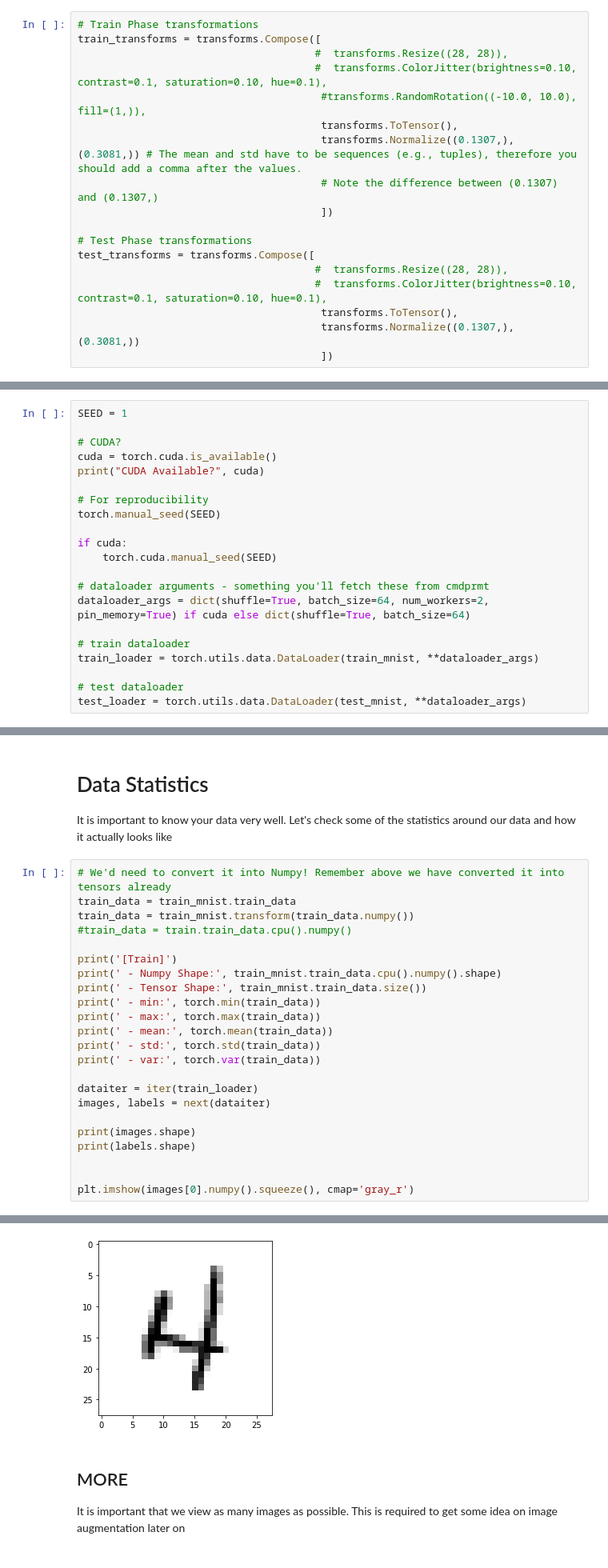
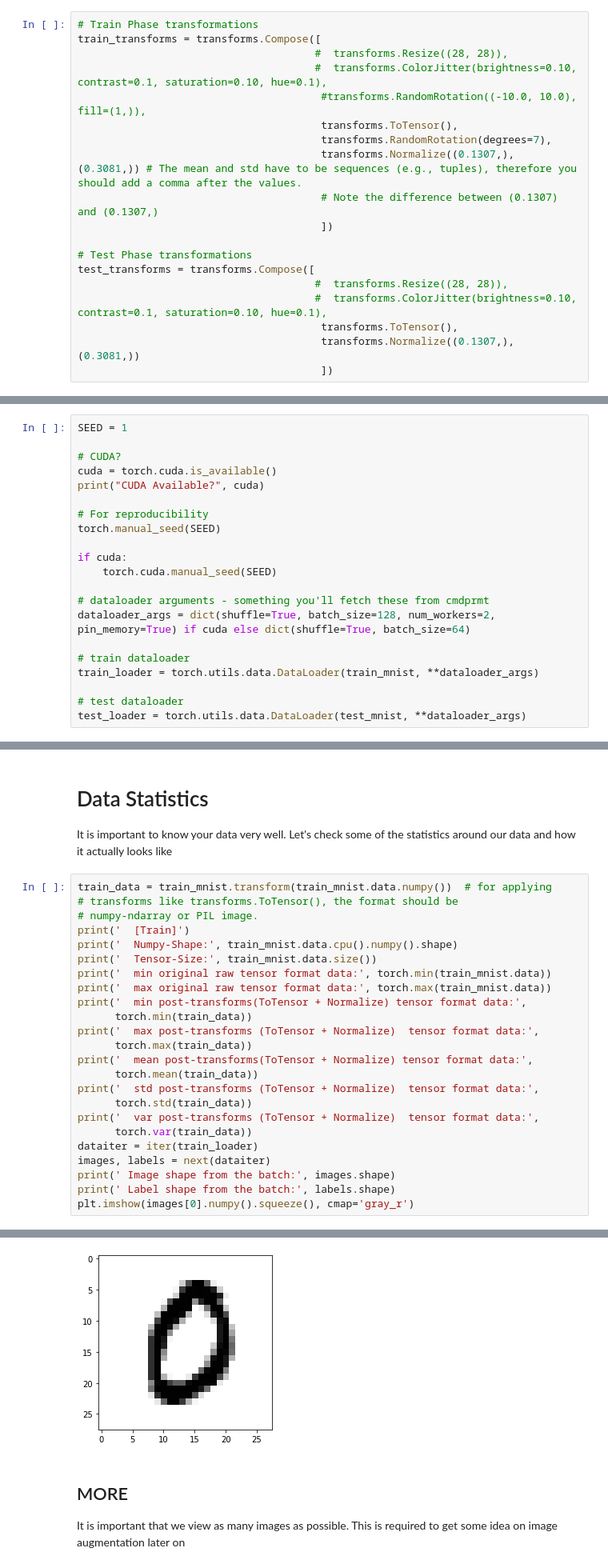
Before and after one commit to ojhajayant/EVA8, a Jupyter notebook: session_5/EVA8_session5_assignment.ipynb, the cells around one changed output, grey strips where cells are left out. Shown at 80% size. Saved outputs shown, nothing was run; the diff lists cells and outputs as text.

```diff
--- a/session_5/EVA8_session5_assignment.ipynb
+++ b/session_5/EVA8_session5_assignment.ipynb
@@ -120,6 +120,7 @@ train_transforms = transforms.Compose([
                                       #  transforms.ColorJitter(brightness=0.10, contrast=0.1, saturation=0.10, hue=0.1),
                                        #transforms.RandomRotation((-10.0, 10.0), fill=(1,)),
                                        transforms.ToTensor(),
+                                       transforms.RandomRotation(degrees=7),
                                        transforms.Normalize((0.1307,), (0.3081,)) # The mean and std have to be sequences (e.g., tuples), therefore you should add a comma after the values.
                                        # Note the difference between (0.1307) and (0.1307,)
                                        ])
@@ -168,7 +169,7 @@ if cuda:
     torch.cuda.manual_seed(SEED)
 
 # dataloader arguments - something you'll fetch these from cmdprmt
-dataloader_args = dict(shuffle=True, batch_size=64, num_workers=2, pin_memory=True) if cuda else dict(shuffle=True, batch_size=64)
+dataloader_args = dict(shuffle=True, batch_size=128, num_workers=2, pin_memory=True) if cuda else dict(shuffle=True, batch_size=64)
 
 # train dataloader
 train_loader = torch.utils.data.DataLoader(train_mnist, **dataloader_args)
@@ -182,26 +183,27 @@ CUDA Available? True
 
 It is important to know your data very well. Let's check some of the statistics around our data and how it actually looks like
 # %%
-# We'd need to convert it into Numpy! Remember above we have converted it into tensors already
-train_data = train_mnist.train_data
-train_data = train_mnist.transform(train_data.numpy())
-#train_data = train.train_data.cpu().numpy()
-
-print('[Train]')
-print(' - Numpy Shape:', train_mnist.train_data.cpu().numpy().shape)
-print(' - Tensor Shape:', train_mnist.train_data.size())
-print(' - min:', torch.min(train_data))
-print(' - max:', torch.max(train_data))
-print(' - mean:', torch.mean(train_data))
-print(' - std:', torch.std(train_data))
-print(' - var:', torch.var(train_data))
-
+train_data = train_mnist.transform(train_mnist.data.numpy())  # for applying
+# transforms like transforms.ToTensor(), the format should be
+# numpy-ndarray or PIL image.
+print('  [Train]')
+print('  Numpy-Shape:', train_mnist.data.cpu().numpy().shape)
+print('  Tensor-Size:', train_mnist.data.size())
+print('  min original raw tensor format data:', torch.min(train_mnist.data))
+print('  max original raw tensor format data:', torch.max(train_mnist.data))
+print('  min post-transforms(ToTensor + Normalize) tensor format data:',
+      torch.min(train_data))
+print('  max post-transforms (ToTensor + Normalize)  tensor format data:',
+      torch.max(train_data))
+print('  mean post-transforms(ToTensor + Normalize) tensor format data:',
+      torch.mean(train_data))
+print('  std post-transforms (ToTensor + Normalize)  tensor format data:',
+      torch.std(train_data))
+print('  var post-transforms (ToTensor + Normalize)  tensor format data:',
+      torch.var(train_data))
 dataiter = iter(train_loader)
 images, labels = next(dataiter)
-
-print(images.shape)
-print(labels.shape)
-
-
+print(' Image shape from the batch:', images.shape)
+print(' Label shape from the batch:', labels.shape)
 plt.imshow(images[0].numpy().squeeze(), cmap='gray_r')
 # %% [output]
@@ -218,5 +222,5 @@ torch.Size([64])
 <matplotlib.image.AxesImage at 0x...>
-[figure, old version]
+[figure, new version]
 # %% [markdown]
 ## MORE
 
```
Also changed, not shown: parts of 6 cells of this notebook.
